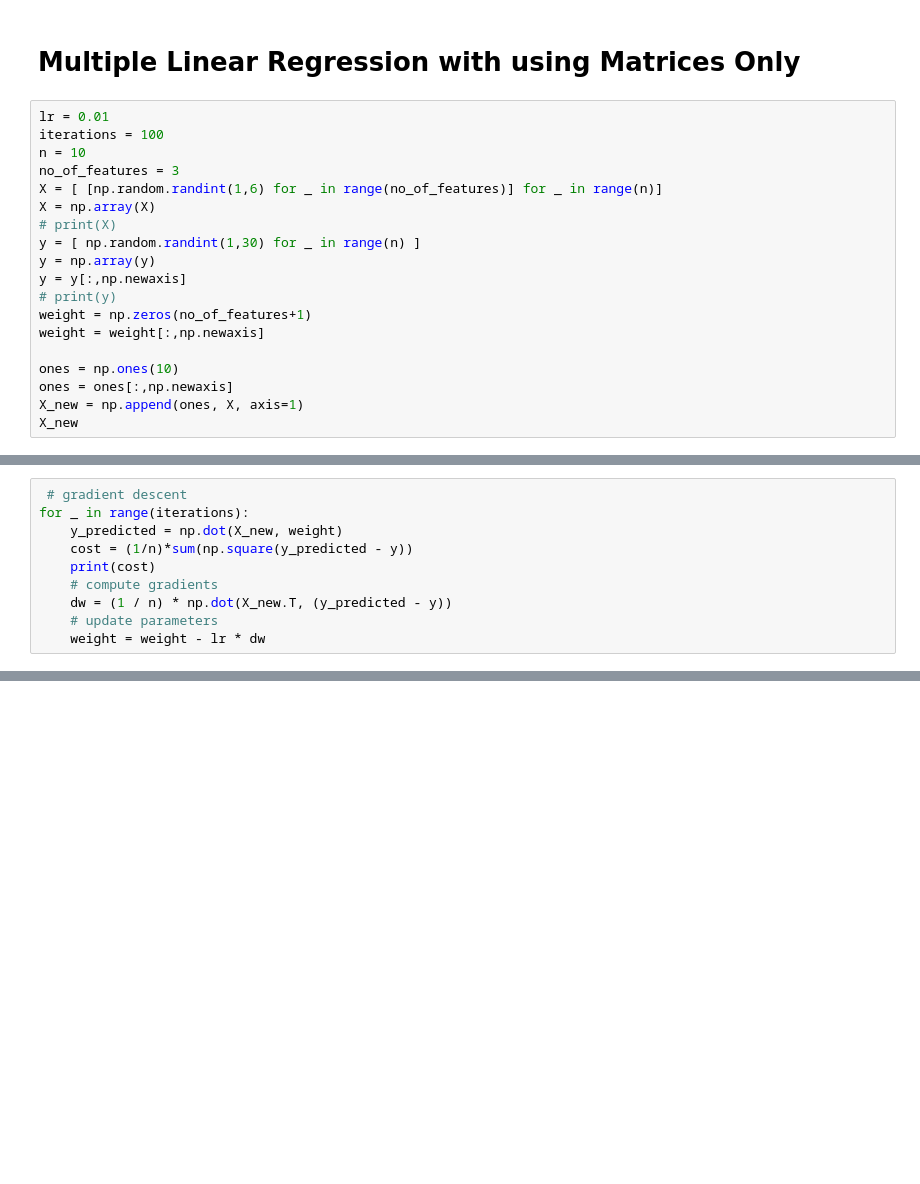
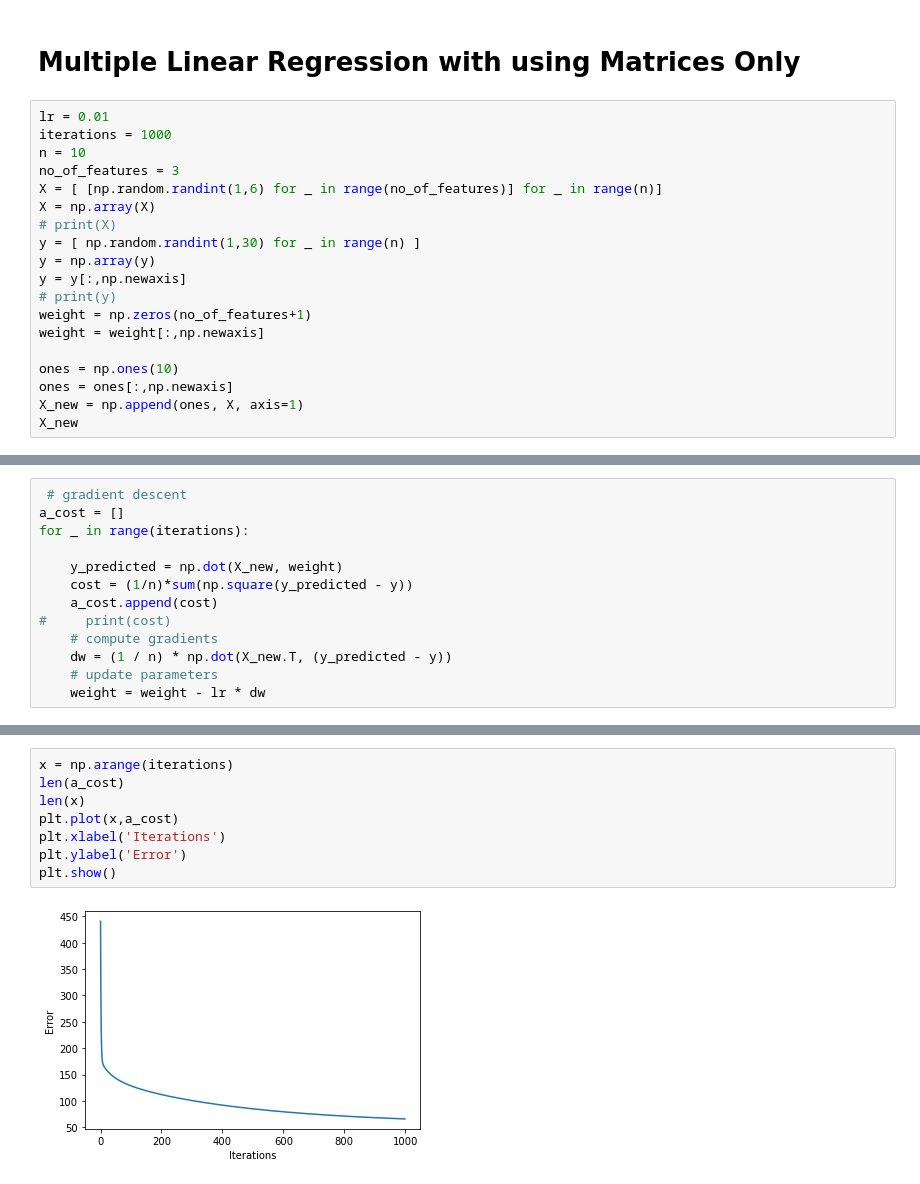
Before and after one commit to amanvista/ML_Projects, a Jupyter notebook: ML Algo Implementation/Linear Regression Implementation.ipynb, the cells around one changed output, grey strips where cells are left out. Cells and saved outputs as stored; diff of their text form; blank space fills up the shorter version.

```diff
--- a/ML Algo Implementation/Linear Regression Implementation.ipynb
+++ b/ML Algo Implementation/Linear Regression Implementation.ipynb
@@ -147,7 +154,7 @@ r_squared
 # Multiple Linear Regression with using Matrices Only
 # %%
 lr = 0.01
-iterations = 100
+iterations = 1000
 n = 10
 no_of_features = 3
 X = [ [np.random.randint(1,6) for _ in range(no_of_features)] for _ in range(n)]
@@ -178,9 +185,12 @@ array([[1., 2., 1., 1.],
 # %%
  # gradient descent
+a_cost = []
 for _ in range(iterations):
+
     y_predicted = np.dot(X_new, weight)
     cost = (1/n)*sum(np.square(y_predicted - y))
-    print(cost)
+    a_cost.append(cost)
+#     print(cost)
     # compute gradients
     dw = (1 / n) * np.dot(X_new.T, (y_predicted - y))
     # update parameters
@@ -213,3 +205,13 @@ array([[0.81001117],
+# %%
+x = np.arange(iterations)
+len(a_cost)
+len(x)
+plt.plot(x,a_cost)
+plt.xlabel('Iterations')
+plt.ylabel('Error')
+plt.show()
+# %% [output]
+[figure, added]
 # %%
 from sklearn.metrics import mean_squared_error, r2_score
 mse = mean_squared_error(y, y_predicted)
```
Also changed, not shown: parts of 13 cells of this notebook, 1 other file.
